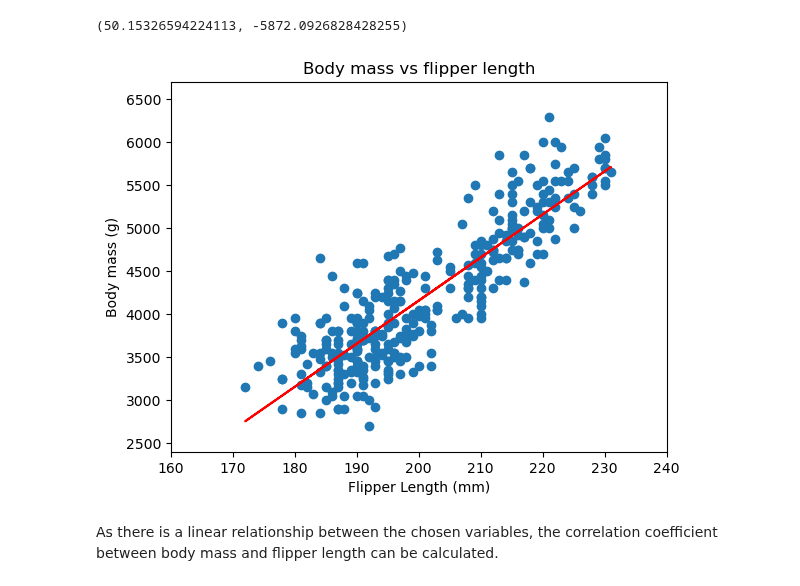
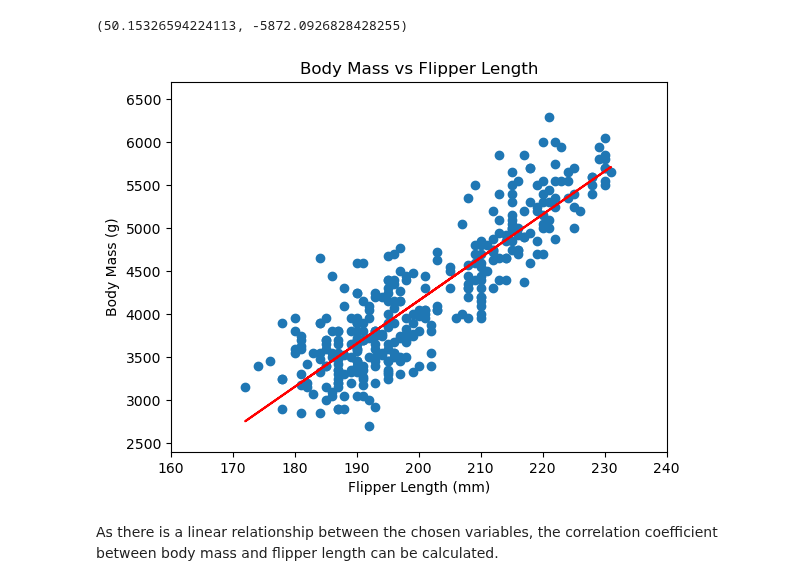
Before and after one commit to IreneKilgannon/DataAnalytics, a Jupyter notebook: penguins.ipynb, the cells around one changed output. Saved outputs shown, nothing was run; the diff lists cells and outputs as text; code cells hidden in the pictures.

```diff
--- a/penguins.ipynb
+++ b/penguins.ipynb
@@ -691,28 +692,28 @@ m, c
 # %%
 fig, ax = plt.subplots()
 
 # A scatter plot of body mass vs flipper length using the numpy array generated in the previous cell.
 ax.scatter(flipper_array, mass_array)
 
 # Plotting the trend line. The y-axis values are generated from the equation of the line, with m and c equal to the values in the previous cell.
 ax.plot(flipper_array, m * flipper_array + c, 'r-')
 
 # Axis labels.
 plt.xlabel('Flipper Length (mm)')
-plt.ylabel('Body mass (g)')
+plt.ylabel('Body Mass (g)')
 
 # Title.
-plt.title('Body mass vs flipper length')
+plt.title('Body Mass vs Flipper Length')
 
 # X limits
 ax.set_xlim(160, 240)
 
 # Y limits
 ax.set_ylim(2400, 6700)
 
 plt.show()
 # %% [output]
-[figure, old version]
+[figure, new version]
 # %% [markdown]
 As there is a linear relationship between the chosen variables, the correlation coefficient between body mass and flipper length can be calculated.
 # %%
```
Also changed, not shown: parts of 21 cells of this notebook.
